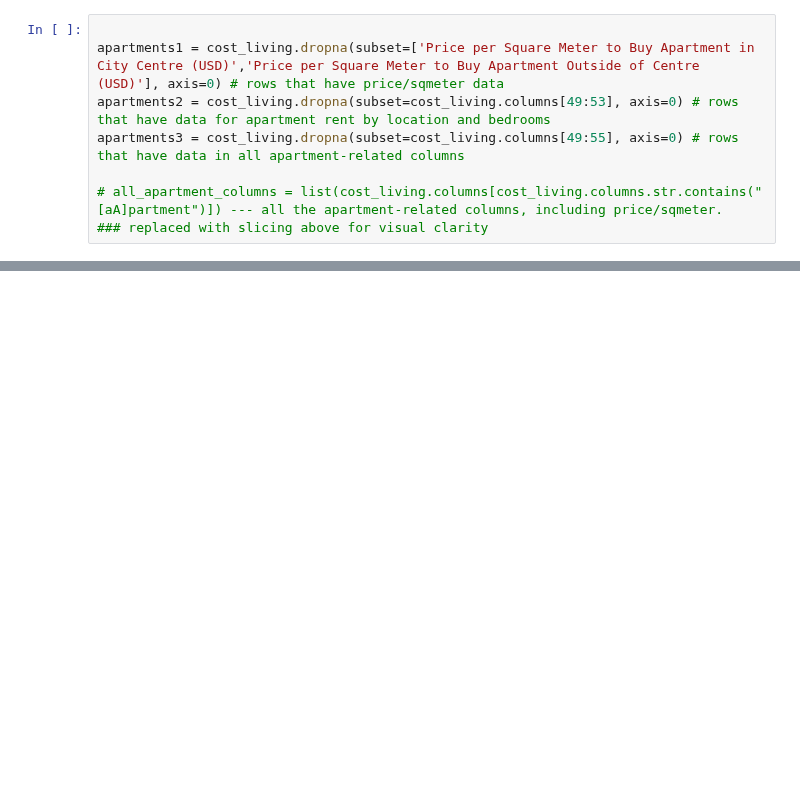
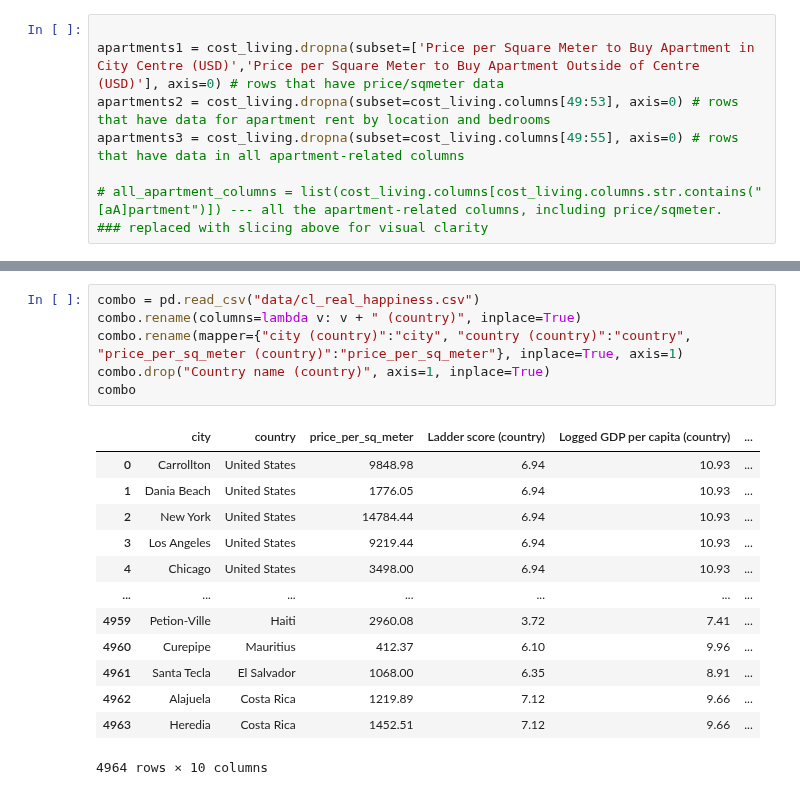
Before and after one commit to apsocarras/team-week, a Jupyter notebook: alex_work.ipynb, the cells around one changed output, grey strips where cells are left out. Drawn from its saved outputs; the diff is of its cells as text; blank space fills up the shorter version.

```diff
--- a/alex_work.ipynb
+++ b/alex_work.ipynb
@@ -91,0 +165,20 @@ apartments3 = cost_living.dropna(subset=cost_living.columns[49:55], axis=0) # ro
+# %%
+combo = pd.read_csv("data/cl_real_happiness.csv")
+combo.rename(columns=lambda v: v + " (country)", inplace=True)
+combo.rename(mapper={"city (country)":"city", "country (country)":"country", "price_per_sq_meter (country)":"price_per_sq_meter"}, inplace=True, axis=1)
+combo.drop("Country name (country)", axis=1, inplace=True)
+combo
+# %% [output]
+|  | city | country | price_per_sq_meter | Ladder score (country) | Logged GDP per capita (country) | ... |
+| 0 | Carrollton | United States | 9848.98 | 6.94 | 10.93 | ... |
+| 1 | Dania Beach | United States | 1776.05 | 6.94 | 10.93 | ... |
+| 2 | New York | United States | 14784.44 | 6.94 | 10.93 | ... |
+| 3 | Los Angeles | United States | 9219.44 | 6.94 | 10.93 | ... |
+| 4 | Chicago | United States | 3498.00 | 6.94 | 10.93 | ... |
+| ... | ... | ... | ... | ... | ... | ... |
+| 4959 | Petion-Ville | Haiti | 2960.08 | 3.72 | 7.41 | ... |
+| 4960 | Curepipe | Mauritius | 412.37 | 6.10 | 9.96 | ... |
+| 4961 | Santa Tecla | El Salvador | 1068.00 | 6.35 | 8.91 | ... |
+| 4962 | Alajuela | Costa Rica | 1219.89 | 7.12 | 9.66 | ... |
+| 4963 | Heredia | Costa Rica | 1452.51 | 7.12 | 9.66 | ... |
+4964 rows × 10 columns
```
Also changed, not shown: parts of 7 cells of this notebook, 1 other file.
